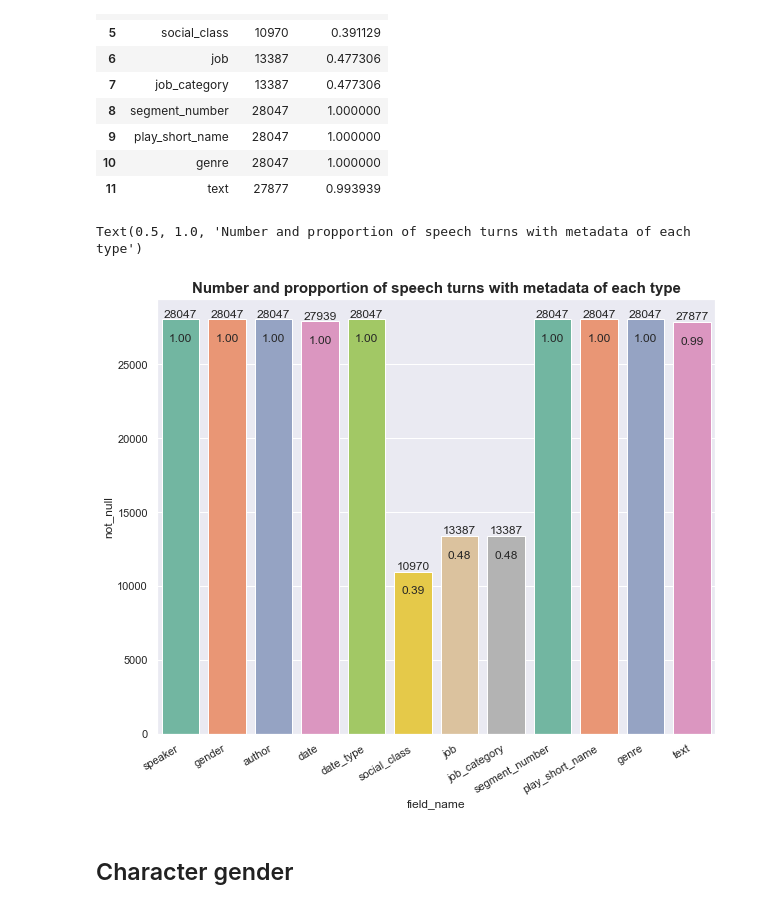
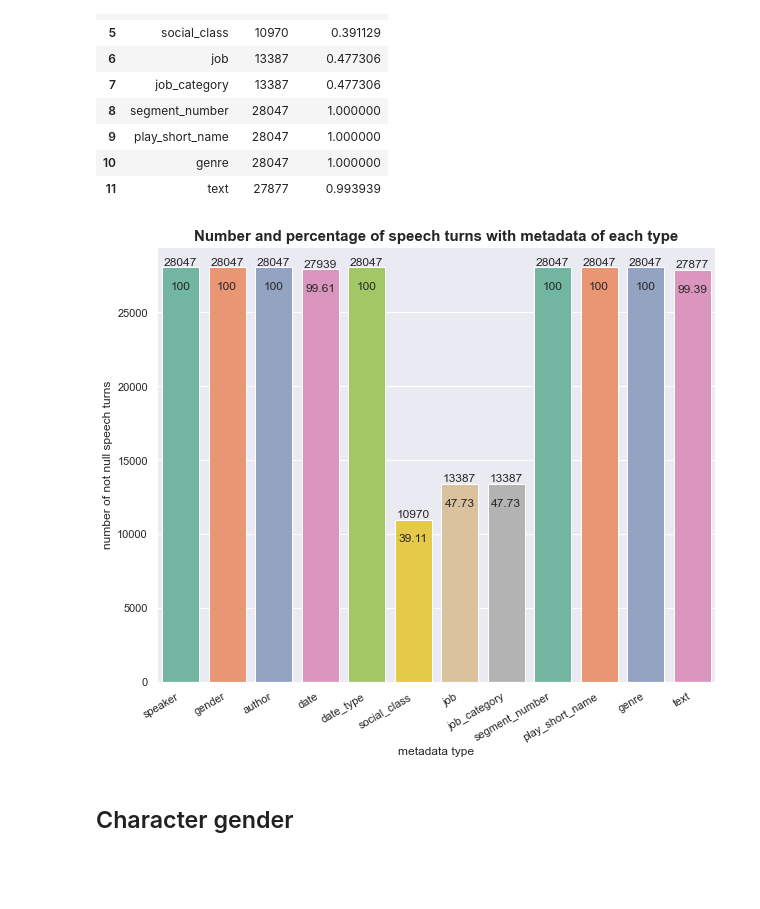
Before and after one commit to methal-project/alsatian-character-speech, a Jupyter notebook: metadata_analysis.ipynb, the cells around one changed output. Drawn from its saved outputs; the diff is of its cells as text; code cells hidden in the pictures; blank space fills up the shorter version.

```diff
--- a/metadata_analysis.ipynb
+++ b/metadata_analysis.ipynb
@@ -73,18 +73,20 @@ df_not_empty_ratios
 # %%
 from matplotlib import pyplot as plt
 sns.set_theme()
 plt.subplots(figsize=(10,8))
 ax = sns.barplot(data=df_not_empty_ratios, x='field_name', y='not_null', palette='Set2')
 for idx, val in df_not_empty_ratios.iterrows():
-    ax.text(idx-.25, df_not_empty_ratios.iloc[idx]['not_null']-1500, f"{val['not_null_ratio']:.2f}")
+    percentage = f"{100*val['not_null_ratio']:.2f}" if f"{100*val['not_null_ratio']:.2f}" != '100.00' else 100
+    ax.text(idx, df_not_empty_ratios.iloc[idx]['not_null']-1500, percentage, ha='center')
 for ci in ax.containers:
     ax.bar_label(ci,)
 ax.set_xticklabels(ax.get_xticklabels(), rotation=30, ha='right')
-ax.set_title("Number and propportion of speech turns with metadata of each type",
+ax.set_xlabel('metadata type')
+ax.set_ylabel('number of not null speech turns')
+_ = ax.set_title("Number and percentage of speech turns with metadata of each type",
        fontdict={'size': 15, 'weight': 'bold'})
 # %% [output]
-Text(0.5, 1.0, 'Number and propportion of speech turns with metadata of each type')
-[figure, old version]
+[figure, new version]
 # %% [markdown]
 ## Character gender
 # %%
```
Also changed, not shown: 2 other files.
